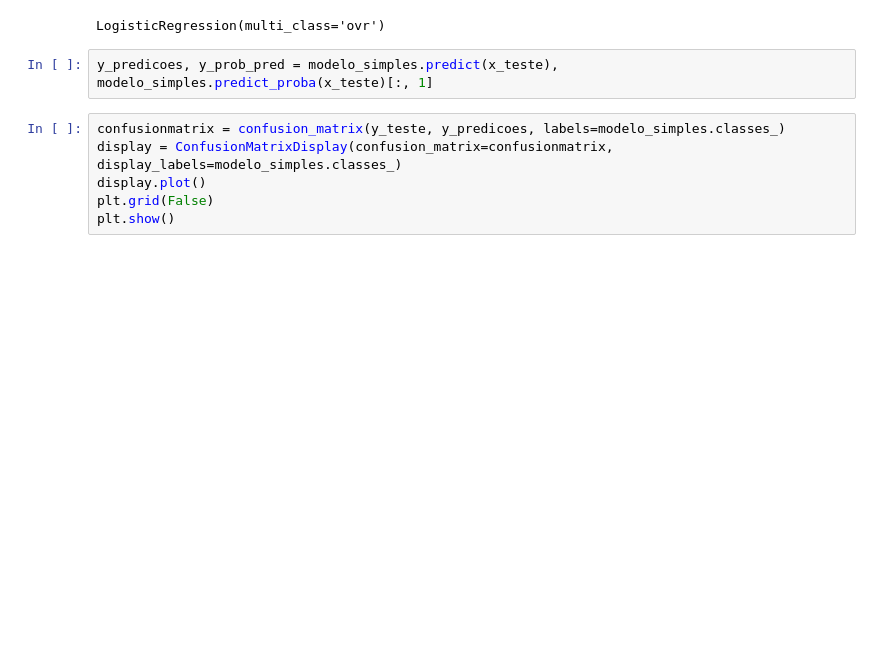
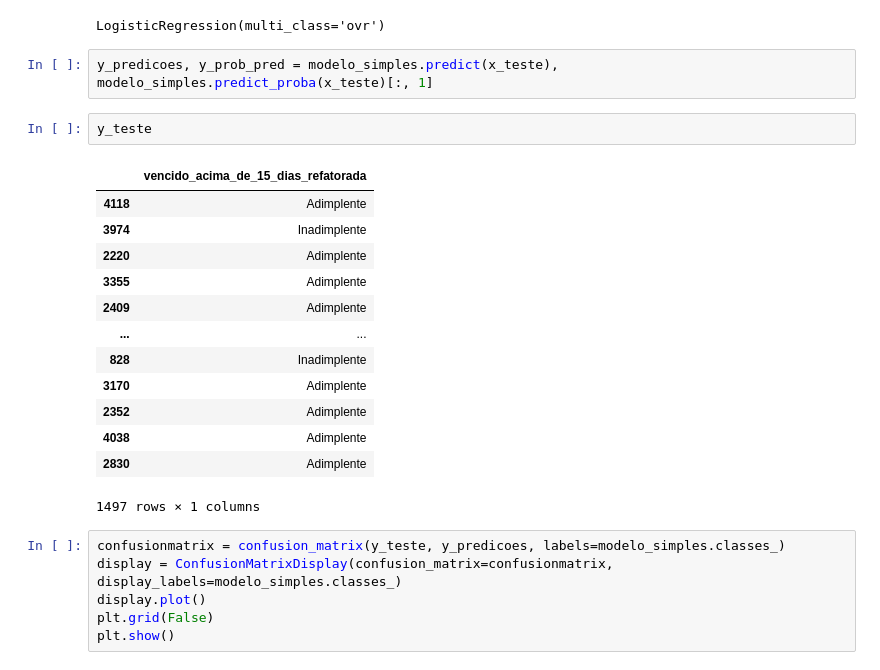
Before and after one commit to Zericardos/credit-analysis, a Jupyter notebook: pre_processamento/pre_processamento_x_5000.ipynb, the cells around one changed output. Saved outputs shown, nothing was run; the diff lists cells and outputs as text; blank space fills up the shorter version.

```diff
--- a/pre_processamento/pre_processamento_x_5000.ipynb
+++ b/pre_processamento/pre_processamento_x_5000.ipynb
@@ -187,6 +200,22 @@ modelo_simples.fit(x_treino, y_treino.values.ravel())
 LogisticRegression(multi_class='ovr')
 # %%
 y_predicoes, y_prob_pred = modelo_simples.predict(x_teste), modelo_simples.predict_proba(x_teste)[:, 1]
+# %%
+y_teste
+# %% [output]
+|  | vencido_acima_de_15_dias_refatorada |
+| 4118 | Adimplente |
+| 3974 | Inadimplente |
+| 2220 | Adimplente |
+| 3355 | Adimplente |
+| 2409 | Adimplente |
+| ... | ... |
+| 828 | Inadimplente |
+| 3170 | Adimplente |
+| 2352 | Adimplente |
+| 4038 | Adimplente |
+| 2830 | Adimplente |
+1497 rows × 1 columns
 # %%
 confusionmatrix = confusion_matrix(y_teste, y_predicoes, labels=modelo_simples.classes_)
 display = ConfusionMatrixDisplay(confusion_matrix=confusionmatrix, display_labels=modelo_simples.classes_)
```
Also changed, not shown: parts of 6 cells of this notebook, 8 other files.
